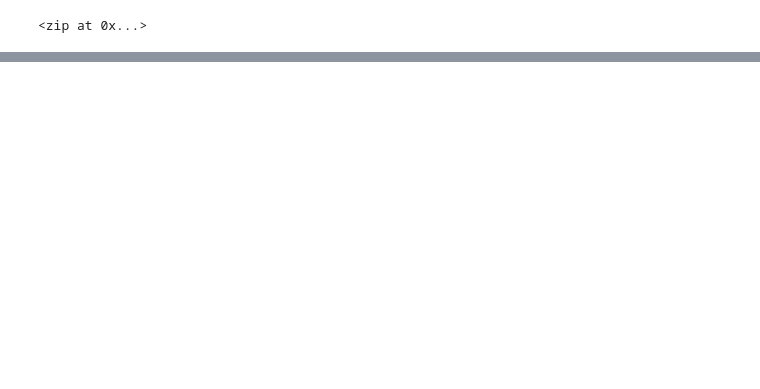
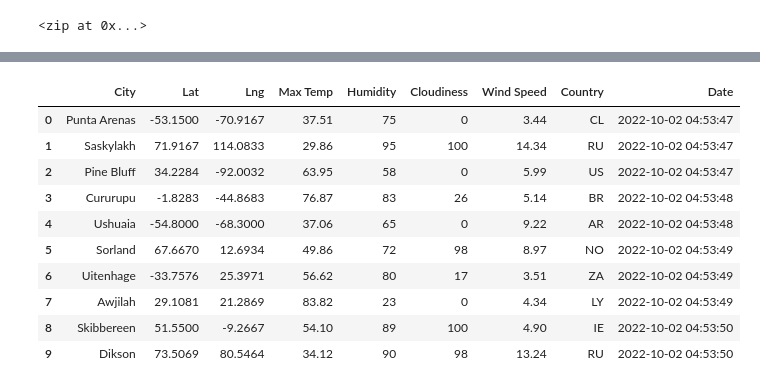
Before and after one commit to TanvirZulkarnaine/World_Weather_Analysis, a Jupyter notebook: WeatherPy.ipynb, the cells around one changed output, grey strips where cells are left out. Cells and saved outputs as stored; diff of their text form; code cells hidden in the pictures; blank space fills up the shorter version.

Commit message:
Created city data DF of the cities after getting data from API request from open weather website

```diff
--- a/WeatherPy.ipynb
+++ b/WeatherPy.ipynb
@@ -35,0 +46,13 @@ len(cities)
+# %%
+# Create an empty list to hold the weather data.
+city_data = []
+# Print the beginning of the logging.
+print("Beginning Data Retrieval     ")
+print("-----------------------------")
+
+# Create counters.
+record_count = 1
+set_count = 1
+
+# Create url.
+url = "http://api.openweathermap.org/data/2.5/weather?units=Imperial&APPID=" + weather_api_key
@@ -35,0 +132,16 @@ len(cities)
+# %%
+# Convert the array of dictionaries to a Pandas DataFrame.
+city_data_df = pd.DataFrame(city_data)
+city_data_df.head(10)
+# %% [output]
+|  | City | Lat | Lng | Max Temp | Humidity | Cloudiness | Wind Speed | Country | Date |
+| 0 | Punta Arenas | -53.1500 | -70.9167 | 37.51 | 75 | 0 | 3.44 | CL | 2022-10-02 04:53:47 |
+| 1 | Saskylakh | 71.9167 | 114.0833 | 29.86 | 95 | 100 | 14.34 | RU | 2022-10-02 04:53:47 |
+| 2 | Pine Bluff | 34.2284 | -92.0032 | 63.95 | 58 | 0 | 5.99 | US | 2022-10-02 04:53:47 |
+| 3 | Cururupu | -1.8283 | -44.8683 | 76.87 | 83 | 26 | 5.14 | BR | 2022-10-02 04:53:48 |
+| 4 | Ushuaia | -54.8000 | -68.3000 | 37.06 | 65 | 0 | 9.22 | AR | 2022-10-02 04:53:48 |
+| 5 | Sorland | 67.6670 | 12.6934 | 49.86 | 72 | 98 | 8.97 | NO | 2022-10-02 04:53:49 |
+| 6 | Uitenhage | -33.7576 | 25.3971 | 56.62 | 80 | 17 | 3.51 | ZA | 2022-10-02 04:53:49 |
+| 7 | Awjilah | 29.1081 | 21.2869 | 83.82 | 23 | 0 | 4.34 | LY | 2022-10-02 04:53:49 |
+| 8 | Skibbereen | 51.5500 | -9.2667 | 54.10 | 89 | 100 | 4.90 | IE | 2022-10-02 04:53:50 |
+| 9 | Dikson | 73.5069 | 80.5464 | 34.12 | 90 | 98 | 13.24 | RU | 2022-10-02 04:53:50 |
```
Also changed, not shown: parts of 6 cells of this notebook, 1 other file.
